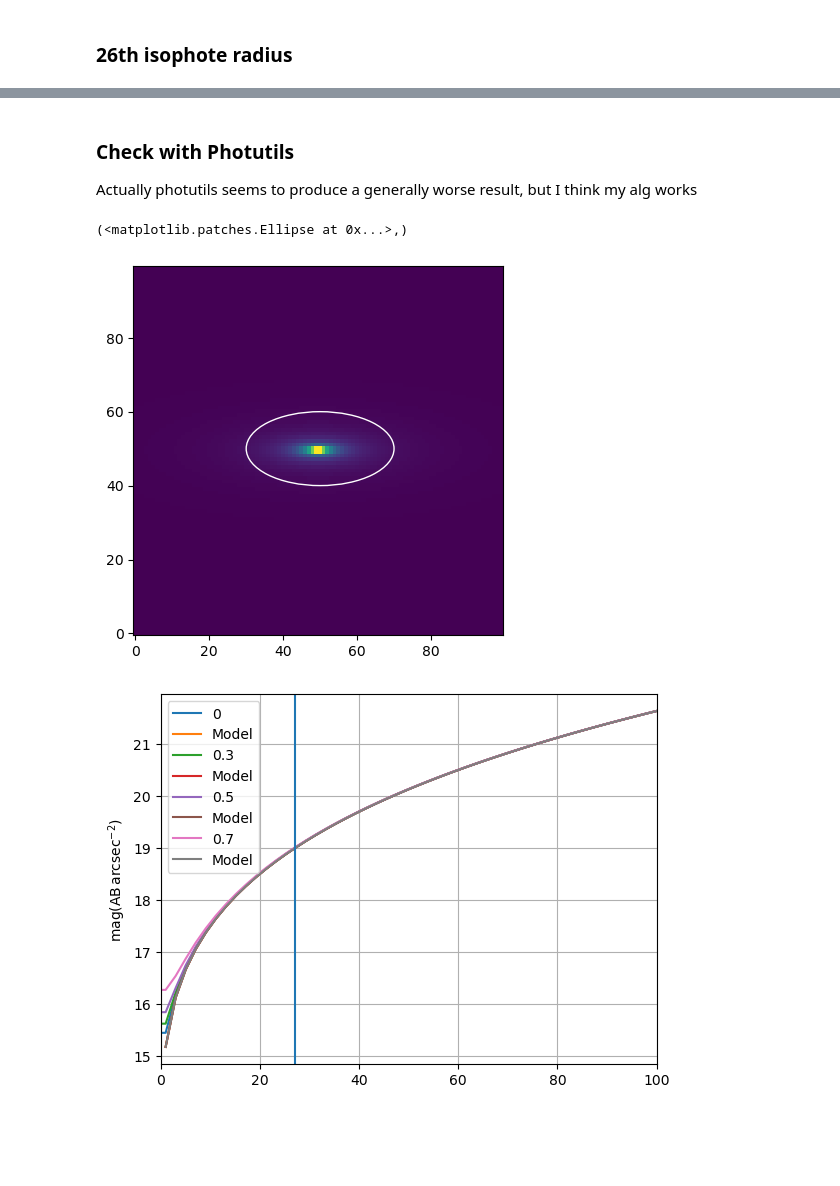
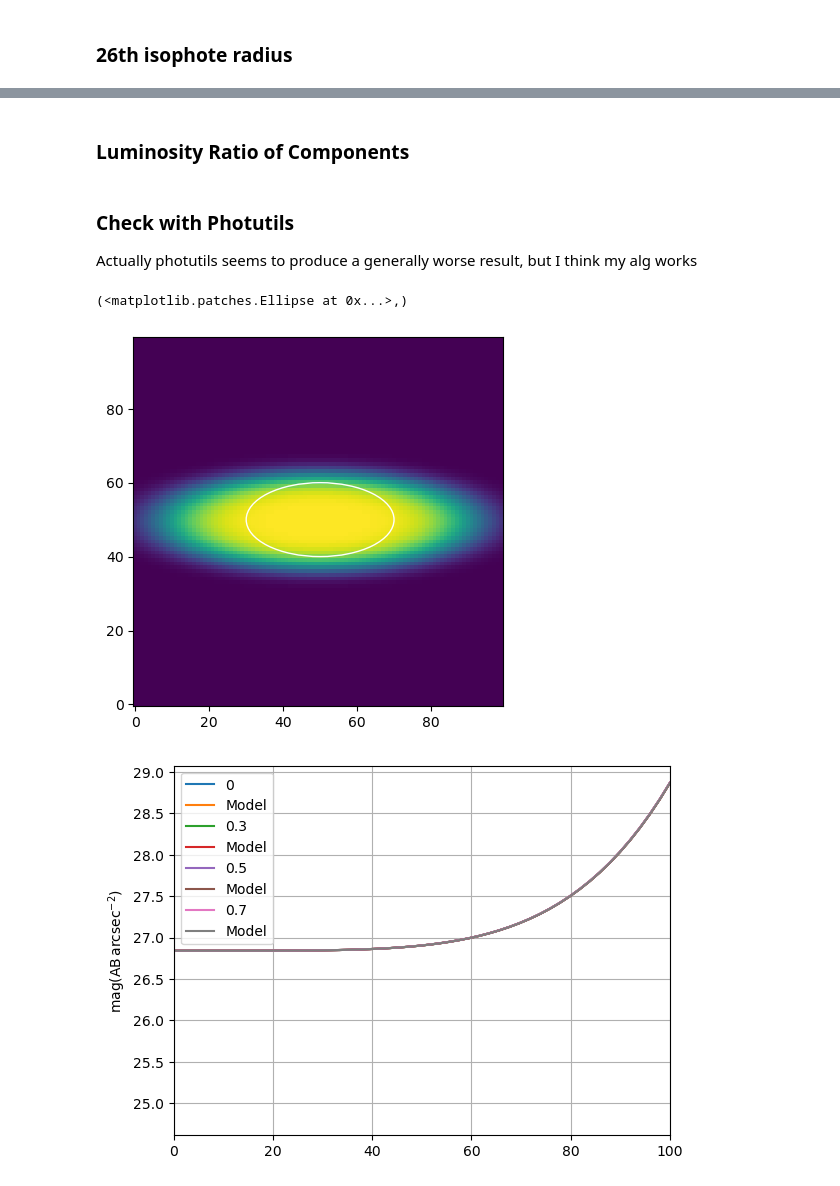
Before and after one commit to rpsmith4/photometric-decomp-analysis, a Jupyter notebook: fitresults/plot_parameters.ipynb, the cells around one changed output, grey strips where cells are left out. Cells and saved outputs as stored; diff of their text form; code cells hidden in the pictures; blank space fills up the shorter version.

Commit message:
Done with most of the plots

```diff
--- a/fitresults/plot_parameters.ipynb
+++ b/fitresults/plot_parameters.ipynb
@@ -234,14 +310,9 @@ $22.5 \; \mathrm{mag\left(\frac{AB}{arcsec^{2}}\right)}$
 # %%
-def radius_of_isophote(mu_iso, mu_eff, n, r_eff):
-    b_n = scipy.special.gammaincinv(2*n, 0.5)
-    I_iso = nmgymagSB_to_fluxSB(mu_iso)
-    I_eff = nmgymagSB_to_fluxSB(mu_eff)
-    return r_eff * ((b_n-np.log(I_iso/I_eff))/b_n)**n
 
 # Example: radius of the 26 mag/arcsec^2 isophote
 mu_26 = 26* u.mag("AB/arcsec**2")
-mu_e = 20.5 * u.mag("AB/arcsec**2")  # example effective surface brightness
-n = 4.0
+mu_e = 27* u.mag("AB/arcsec**2")  # example effective surface brightness
+n = 0.2
 r_e = 60
 r_26 = radius_of_isophote(mu_26, mu_e, n, r_e)
 print(f"r_26 (semi-major axis) = {r_26:.2f}")
@@ -252,0 +373,2 @@ r_26 (semi-major axis) = 456.17
+# %% [markdown]
+### Luminosity Ratio of Components
@@ -254,7 +421,7 @@ r_26 (semi-major axis) = 456.17
 ### Check with Photutils
 Actually photutils seems to produce a generally worse result, but I think my alg works
 # %%
-model = astropy.modeling.functional_models.Sersic2D(nmgymagSB_to_fluxSB(mu_e).value, r_eff=r_e, n=4, ellip=0.7)
+model = astropy.modeling.functional_models.Sersic2D(nmgymagSB_to_fluxSB(mu_e).value, r_eff=r_e, n=0.2, ellip=0.7)
 
 sz = 100
 x = np.linspace(-sz,sz,sz)
@@ -274,27 +441,27 @@ ax.imshow(model(xx,yy), origin='lower')
 aper.plot(color='white')
 # %% [output]
 (<matplotlib.patches.Ellipse at 0x...>,)
-[figure, old version]
+[figure, new version]
 # %%
 for ellip in [0, 0.3, 0.5, 0.7]:
-    model = astropy.modeling.functional_models.Sersic2D(nmgymagSB_to_fluxSB(mu_e).value, r_eff=r_e, n=4, ellip=ellip)
-    model2 = astropy.modeling.functional_models.Sersic1D(nmgymagSB_to_fluxSB(mu_e).value, r_eff=r_e, n=4)
+    model = astropy.modeling.functional_models.Sersic2D(nmgymagSB_to_fluxSB(mu_e).value, r_eff=r_e, n=0.2, ellip=ellip)
+    model2 = astropy.modeling.functional_models.Sersic1D(nmgymagSB_to_fluxSB(mu_e).value, r_eff=r_e, n=0.2)
 
     sz = 100
     x = np.linspace(-sz,sz,sz)
     y = np.linspace(-sz,sz,sz)
     xx,yy = np.meshgrid(x,y)
 
     plt.plot(x, nmgyfluxSB_to_magSB(model(xx,yy)[int(sz/2),:] * u.nmgy/u.arcsec**2), label=ellip)
     # plt.plot(model(xx,yy)[:,int(sz/2)], label=ellip)
     plt.plot(x, nmgyfluxSB_to_magSB(model2(x) * u.nmgy/u.arcsec**2), label="Model")
 plt.xlim([0,100])
-plt.axvline(r_26_2)
+# plt.axvline(r_26_2)
 plt.grid()
 plt.legend()
 plt.show()
 # %% [output]
-[figure, old version]
+[figure, new version]
 # %%
 from photutils.isophote import Ellipse
 ellipse = Ellipse(model(xx,yy), geometry=geometry)
```
Also changed, not shown: parts of 39 cells of this notebook.
